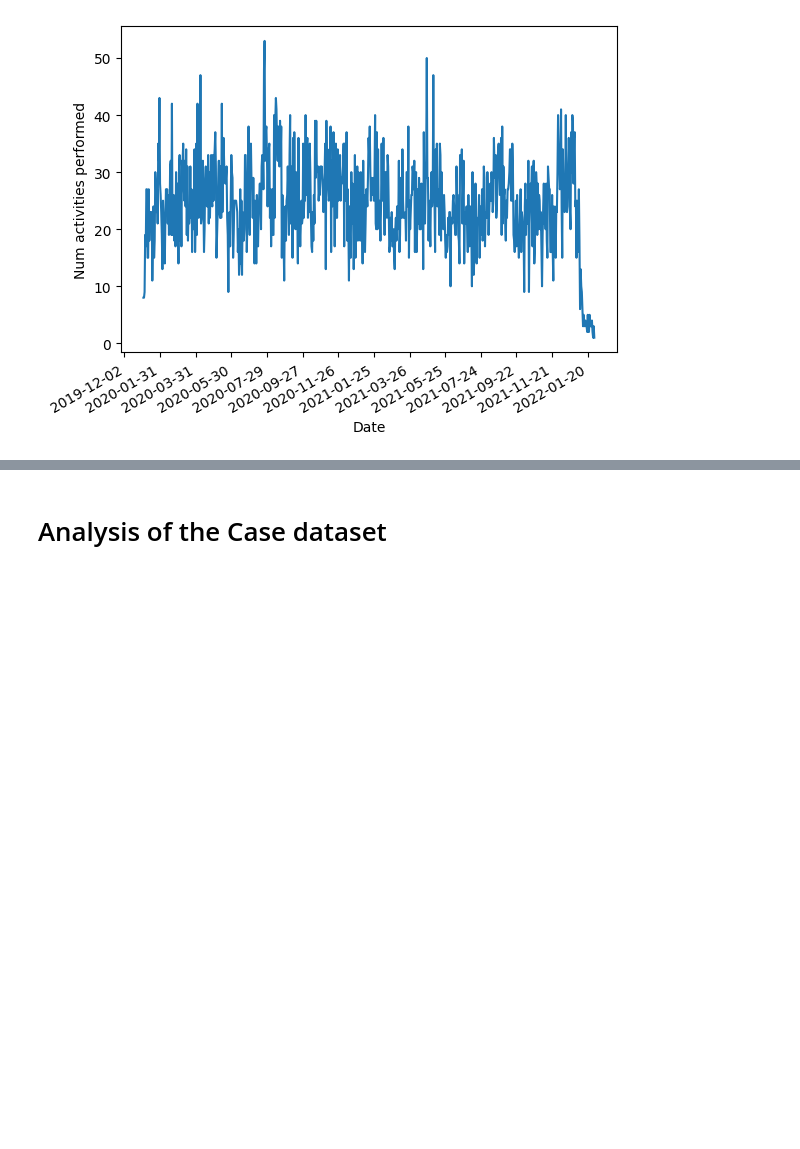
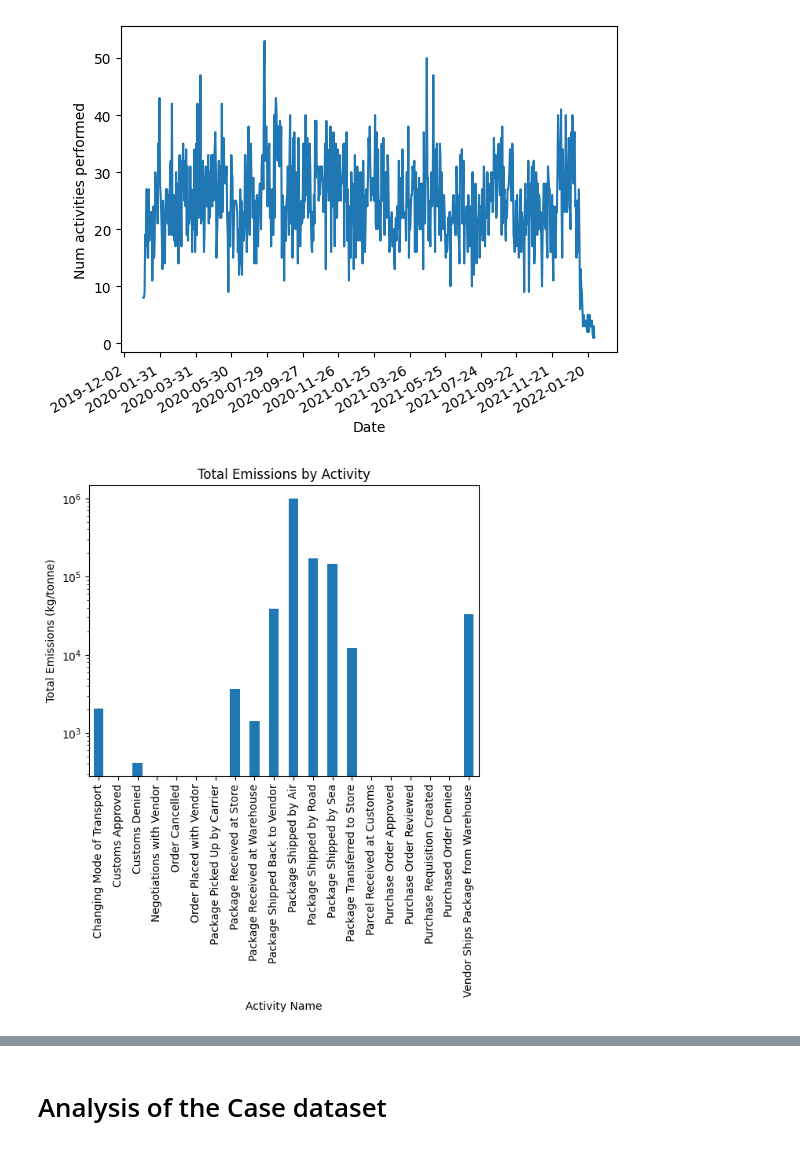
Before and after one commit to aaaka5h/BOLT-Datathon, a Jupyter notebook: analysis.ipynb, the cells around one changed output, grey strips where cells are left out. Drawn from its saved outputs; the diff is of its cells as text; code cells hidden in the pictures; blank space fills up the shorter version.

Commit message:
More data visualizations

```diff
--- a/analysis.ipynb
+++ b/analysis.ipynb
@@ -18,6 +19,18 @@ materials_df = pd.read_excel('data/material_costs.xlsx')
 # Adding a 'Day' column to our Activity dataframe
 activity_df['Day'] = activity_df['Timestamp'].apply(lambda x: x.date())
 activity_df['Day'] = pd.to_datetime(activity_df['Day'])
+
+# Joining Activity dataframe and Emissions dataframe on Activity/Activity Name
+activity_emissions_df = pd.merge(activity_df, emissions_df, left_on='Activity Name', right_on='Activity', how='inner')
+def avg_co2_vals(x):
+    if isinstance(x, int) or isinstance(x, float):
+        return x
+    else:
+        x, y = map(float, x.split(','))
+        return x
+
+activity_emissions_df['CO2 Emissions (kg/tonne)'] = activity_emissions_df['CO2 Emissions (kg/tonne)'].apply(avg_co2_vals).astype(float)
+activity_emissions_df = activity_emissions_df.sort_values(by='Sorting')
 # %%
 activity_df.head(3)
 # %% [output]
@@ -76,3 +103,15 @@ plt.ylabel('Num activities performed')
 plt.show()
 # %% [output]
 [figure]
+# %%
+# Note that the chart below is logarithmically scaled
+emissions_by_activity_log = activity_emissions_df.groupby('Activity Name')['CO2 Emissions (kg/tonne)'].sum()
+
+emissions_by_activity_log.plot(kind='bar')
+plt.xlabel('Activity Name')
+plt.gca().set_yscale('log')
+plt.ylabel('Total Emissions (kg/tonne)')
+plt.title('Total Emissions by Activity')
+plt.show()
+# %% [output]
+[figure, added]
```
Also changed, not shown: parts of 8 cells of this notebook.
